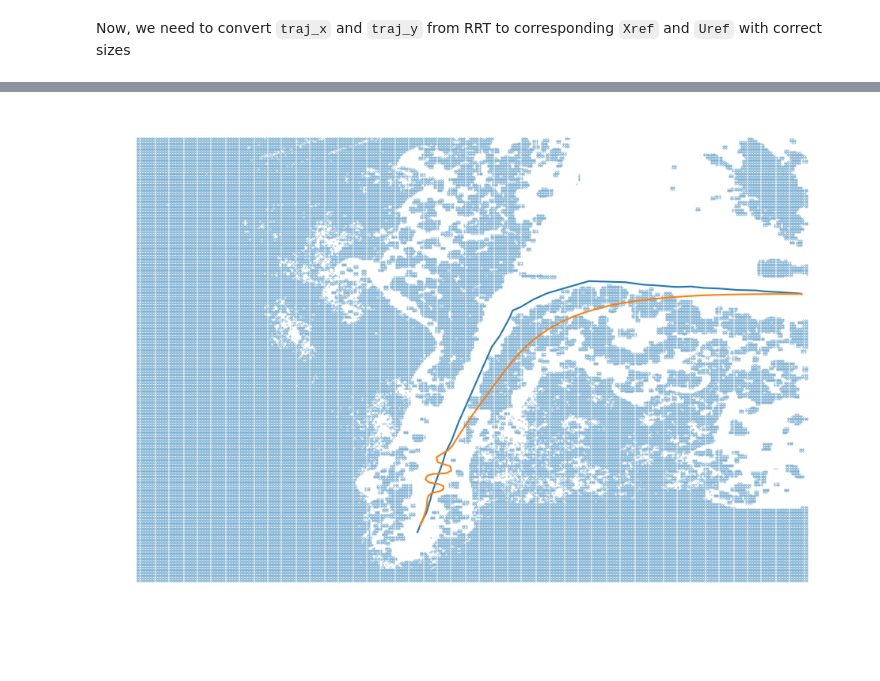
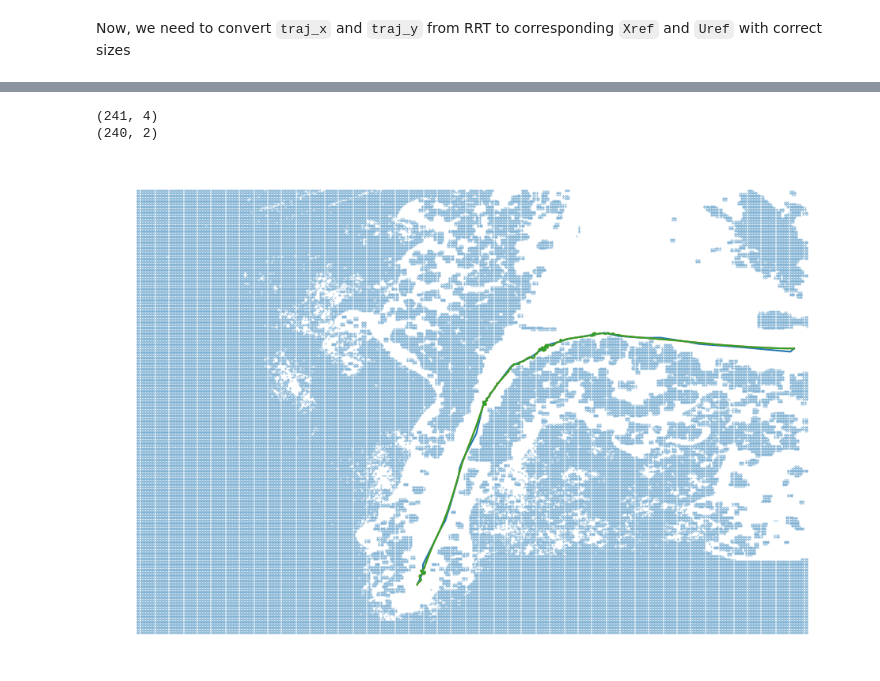
Before and after one commit to Antoine-Bergerault/OCRL-Project, a Jupyter notebook: main.ipynb, the cells around one changed output, grey strips where cells are left out. Cells and saved outputs as stored; diff of their text form; code cells hidden in the pictures; blank space fills up the shorter version.

```diff
--- a/main.ipynb
+++ b/main.ipynb
@@ -183,8 +178,8 @@ for k in range(len(Xref) - 1):
     # estimating the steering angle very roughly
     diff_angles = Xref[k+1, 2] - Xref[k, 2]
     Uref[k, 1] = diff_angles*1.4
-Uref[-80:, 0] = 160
-Uref[-50:, 0] = -140
+#Uref[-80:, 0] = 160
+#Uref[-50:, 0] = -140
 # %%
 fig = plt.gcf()
 fig.set_size_inches(12, 8)
@@ -238,14 +298,28 @@ iLQR failed
+# %%
+X = np.array([ptx for subarr in arrX for ptx in subarr])
+U = np.array([ptu for subarr in arrU for ptu in subarr])
+K = np.array([ptk for subarr in arrK for ptk in subarr])
+# %%
+print(X.shape)
+print(U.shape)
+# %% [output]
+(241, 4)
+(240, 2)
 # %%
 fig = plt.gcf()
 fig.set_size_inches(12, 8)
 
 plt.scatter(search_space_x, search_space_y, s=0.05)
 
 plt.plot(Xref[:, 0], Xref[:, 1])
 plt.plot(X[:, 0], X[:, 1])
 
+params.N = len(X)
+Xsim = simulate(X[0], U, bicycle_model.discrete_dynamics, params)
+plt.plot(Xsim[:, 0], Xsim[:, 1])
+
 plt.axis('off')
-plt.savefig(f"assets/iLQR/iLQR-150-{version}.png", bbox_inches='tight')
+#plt.savefig(f"assets/iLQR/iLQR-150-{version}.png", bbox_inches='tight')
 plt.show()
 # %% [output]
-[figure, old version]
+[figure, new version]
```
Also changed, not shown: parts of 7 cells of this notebook, 1 other file.
